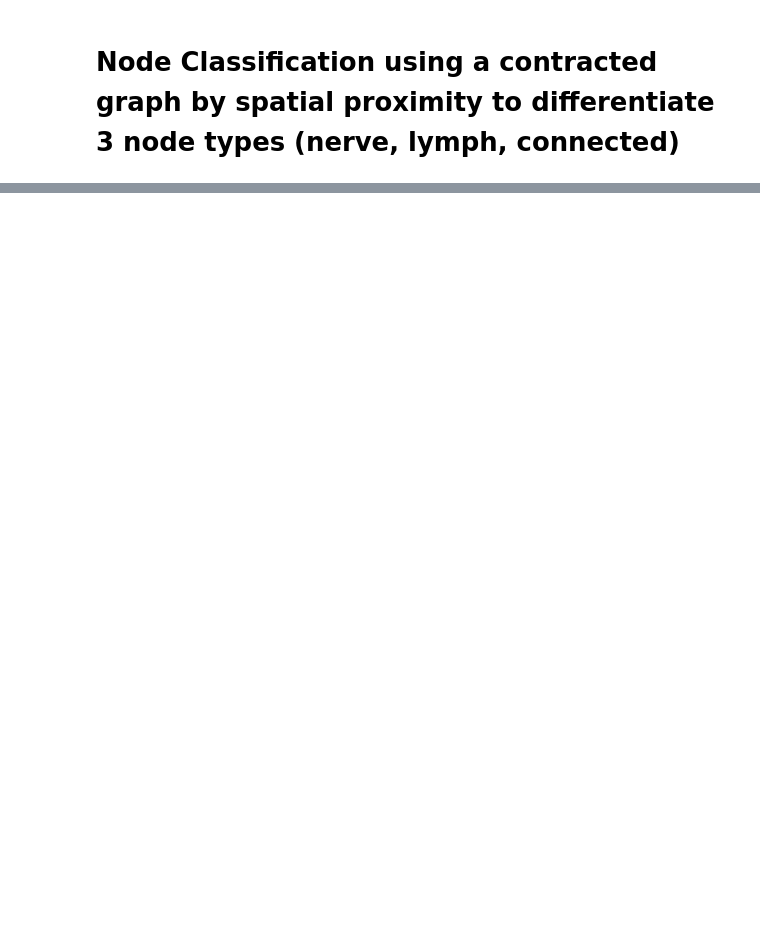
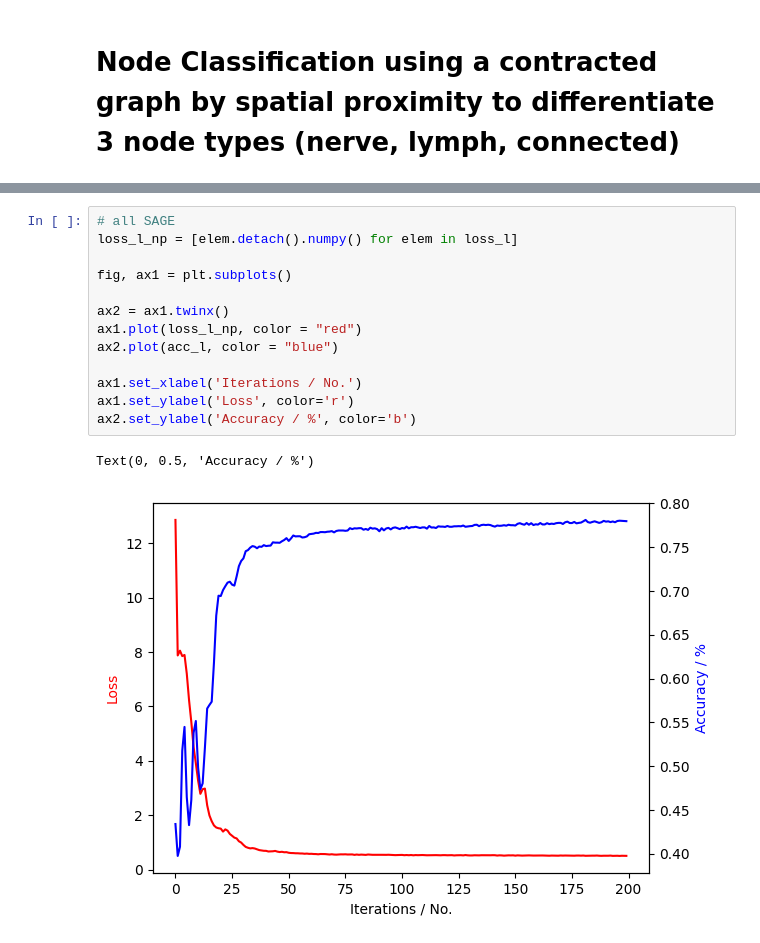
Before and after one commit to luxtu/graphs_in_ophthalmology, a Jupyter notebook: main.ipynb, the cells around one changed output, grey strips where cells are left out. Saved outputs shown, nothing was run; the diff lists cells and outputs as text; blank space fills up the shorter version.

```diff
--- a/main.ipynb
+++ b/main.ipynb
@@ -355,0 +373,16 @@ Test Accuracy: 0.7764
+# %%
+# all SAGE
+loss_l_np = [elem.detach().numpy() for elem in loss_l]
+
+fig, ax1 = plt.subplots()
+
+ax2 = ax1.twinx()
+ax1.plot(loss_l_np, color = "red")
+ax2.plot(acc_l, color = "blue")
+
+ax1.set_xlabel('Iterations / No.')
+ax1.set_ylabel('Loss', color='r')
+ax2.set_ylabel('Accuracy / %', color='b')
+# %% [output]
+Text(0, 0.5, 'Accuracy / %')
+[figure, added]
```
Also changed, not shown: parts of 17 cells of this notebook, 8 other files.
